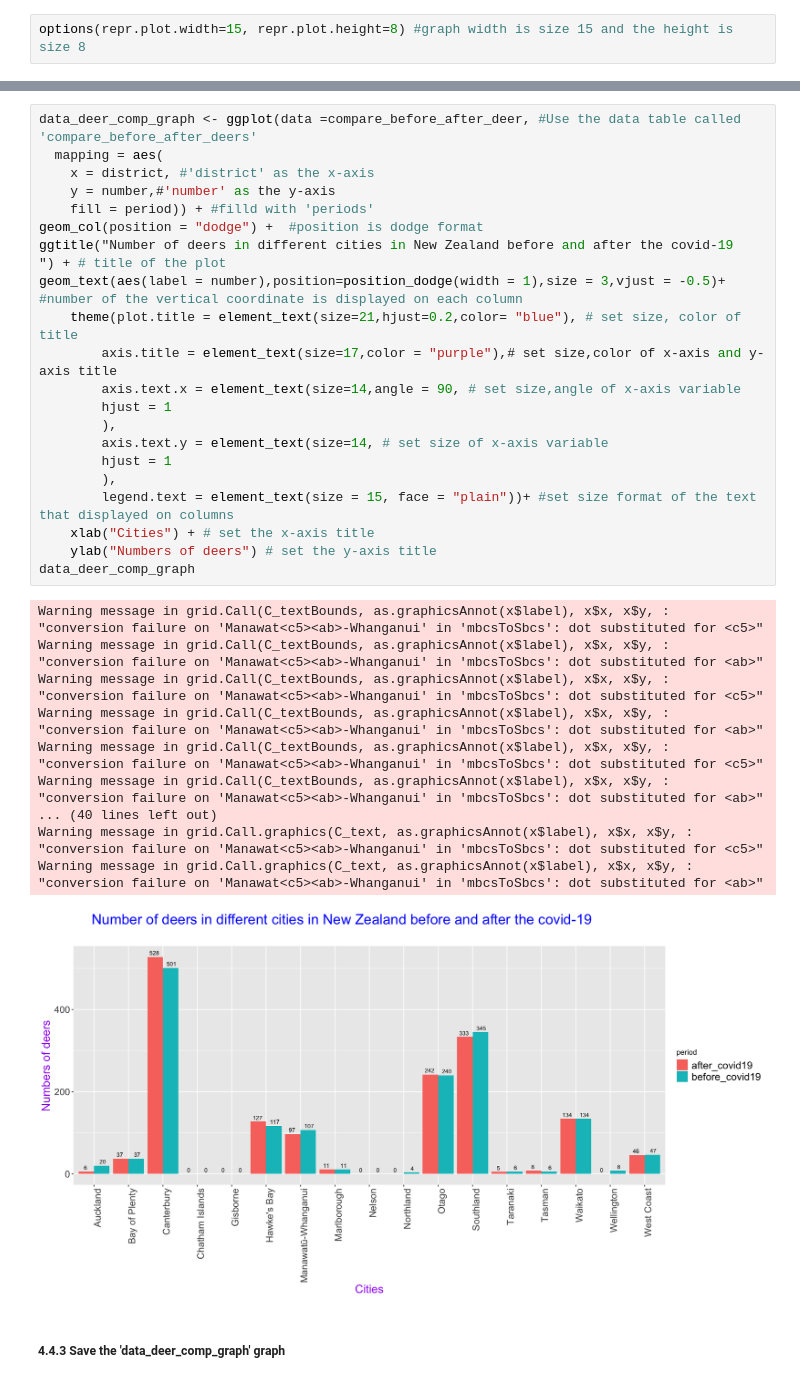
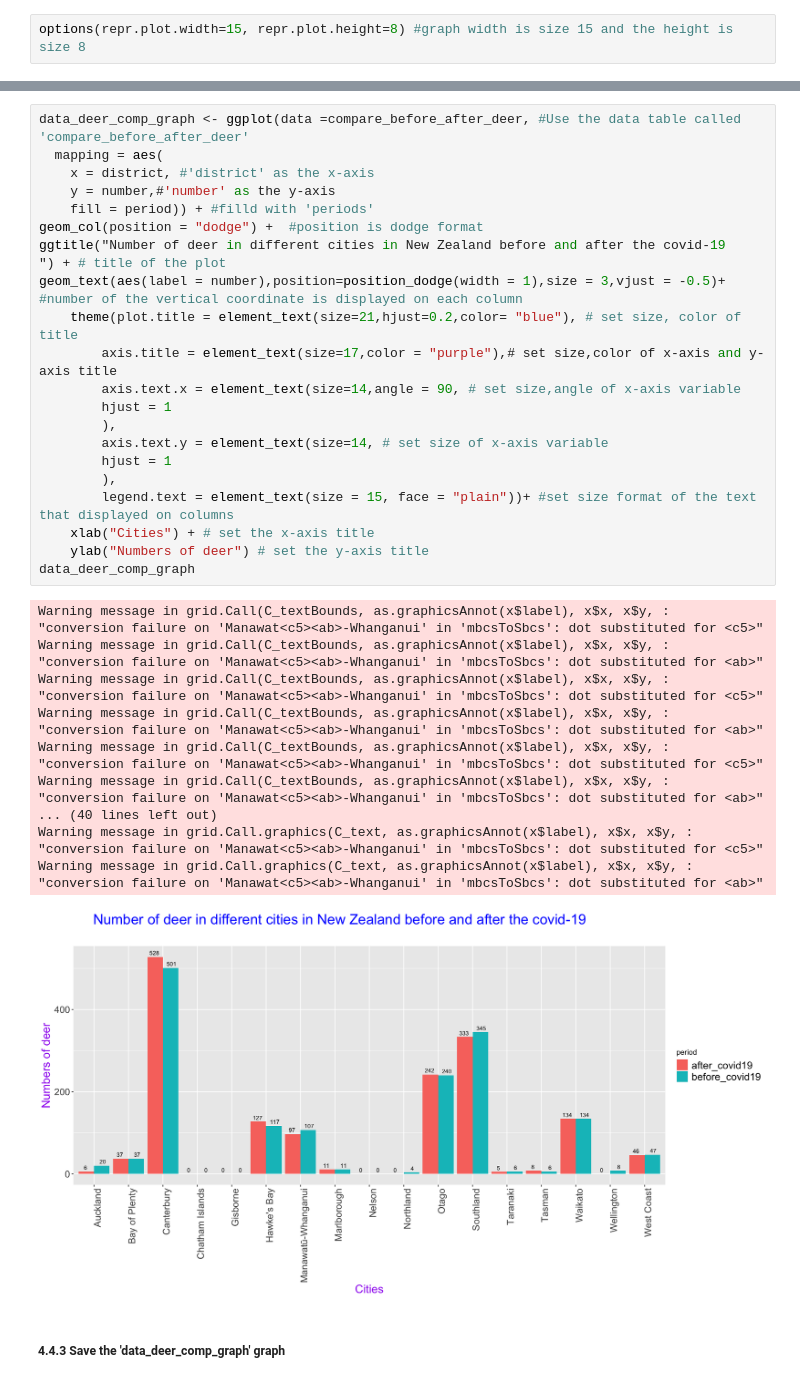
Before and after one commit to Xahid-Khan/Data201-Project-2022, a Jupyter notebook: AGRICULTURE/agriculture.ipynb, the cells around one changed output, grey strips where cells are left out. Drawn from its saved outputs; the diff is of its cells as text.

```diff
--- a/AGRICULTURE/agriculture.ipynb
+++ b/AGRICULTURE/agriculture.ipynb
@@ -1262,44 +1262,44 @@ options(repr.plot.width=15, repr.plot.height=8) #graph width is size 15 and the
 # %%
-data_deer_comp_graph <- ggplot(data =compare_before_after_deer, #Use the data table called 'compare_before_after_deers'
+data_deer_comp_graph <- ggplot(data =compare_before_after_deer, #Use the data table called 'compare_before_after_deer'
   mapping = aes(
     x = district, #'district' as the x-axis
     y = number,#'number' as the y-axis
     fill = period)) + #filld with 'periods'
 geom_col(position = "dodge") +  #position is dodge format
-ggtitle("Number of deers in different cities in New Zealand before and after the covid-19
+ggtitle("Number of deer in different cities in New Zealand before and after the covid-19
 ") + # title of the plot
 geom_text(aes(label = number),position=position_dodge(width = 1),size = 3,vjust = -0.5)+ #number of the vertical coordinate is displayed on each column
     theme(plot.title = element_text(size=21,hjust=0.2,color= "blue"), # set size, color of title
         axis.title = element_text(size=17,color = "purple"),# set size,color of x-axis and y-axis title
         axis.text.x = element_text(size=14,angle = 90, # set size,angle of x-axis variable
         hjust = 1
         ),
         axis.text.y = element_text(size=14, # set size of x-axis variable
         hjust = 1
         ),
         legend.text = element_text(size = 15, face = "plain"))+ #set size format of the text that displayed on columns
     xlab("Cities") + # set the x-axis title
-    ylab("Numbers of deers") # set the y-axis title
+    ylab("Numbers of deer") # set the y-axis title
 data_deer_comp_graph
 # %% [output]
 Warning message in grid.Call(C_textBounds, as.graphicsAnnot(x$label), x$x, x$y, :
 "conversion failure on 'Manawat<c5><ab>-Whanganui' in 'mbcsToSbcs': dot substituted for <c5>"
 Warning message in grid.Call(C_textBounds, as.graphicsAnnot(x$label), x$x, x$y, :
 "conversion failure on 'Manawat<c5><ab>-Whanganui' in 'mbcsToSbcs': dot substituted for <ab>"
 Warning message in grid.Call(C_textBounds, as.graphicsAnnot(x$label), x$x, x$y, :
 "conversion failure on 'Manawat<c5><ab>-Whanganui' in 'mbcsToSbcs': dot substituted for <c5>"
 Warning message in grid.Call(C_textBounds, as.graphicsAnnot(x$label), x$x, x$y, :
 "conversion failure on 'Manawat<c5><ab>-Whanganui' in 'mbcsToSbcs': dot substituted for <ab>"
 Warning message in grid.Call(C_textBounds, as.graphicsAnnot(x$label), x$x, x$y, :
 "conversion failure on 'Manawat<c5><ab>-Whanganui' in 'mbcsToSbcs': dot substituted for <c5>"
 Warning message in grid.Call(C_textBounds, as.graphicsAnnot(x$label), x$x, x$y, :
 "conversion failure on 'Manawat<c5><ab>-Whanganui' in 'mbcsToSbcs': dot substituted for <ab>"
 ... (40 lines left out)
 Warning message in grid.Call.graphics(C_text, as.graphicsAnnot(x$label), x$x, x$y, :
 "conversion failure on 'Manawat<c5><ab>-Whanganui' in 'mbcsToSbcs': dot substituted for <c5>"
 Warning message in grid.Call.graphics(C_text, as.graphicsAnnot(x$label), x$x, x$y, :
 "conversion failure on 'Manawat<c5><ab>-Whanganui' in 'mbcsToSbcs': dot substituted for <ab>"
-[figure, old version]
+[figure, new version]
 # %% [markdown]
 ##### 4.4.3 Save the 'data_deer_comp_graph' graph
 # %%
```
Also changed, not shown: parts of 53 cells of this notebook, 8 other files.
